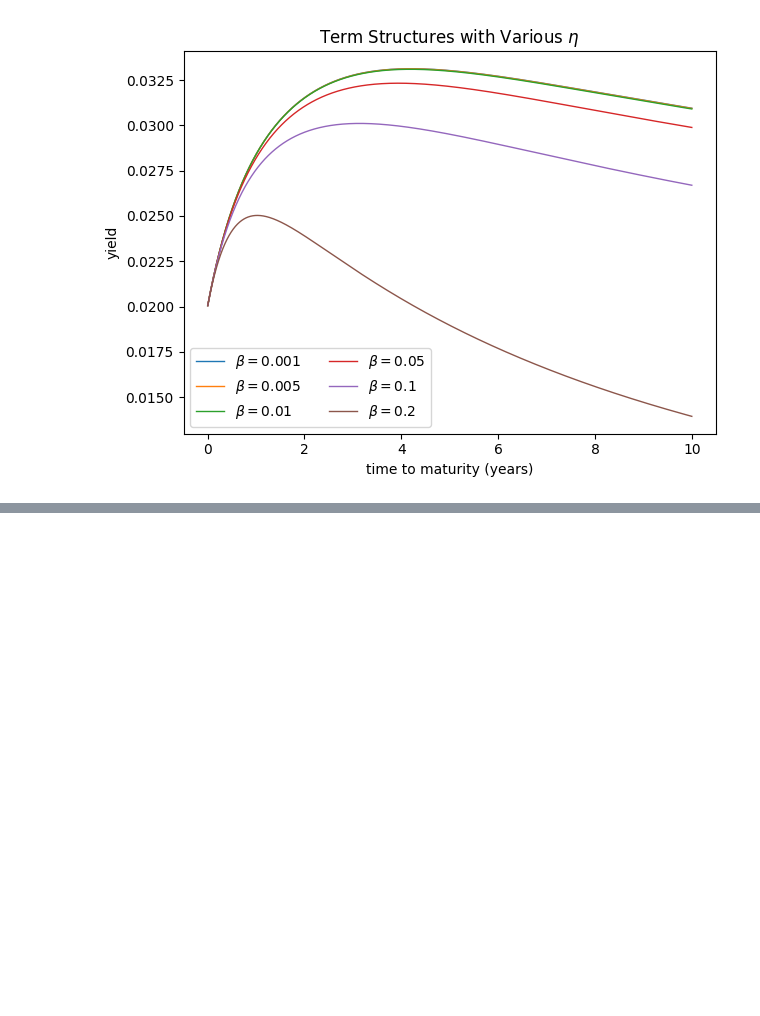
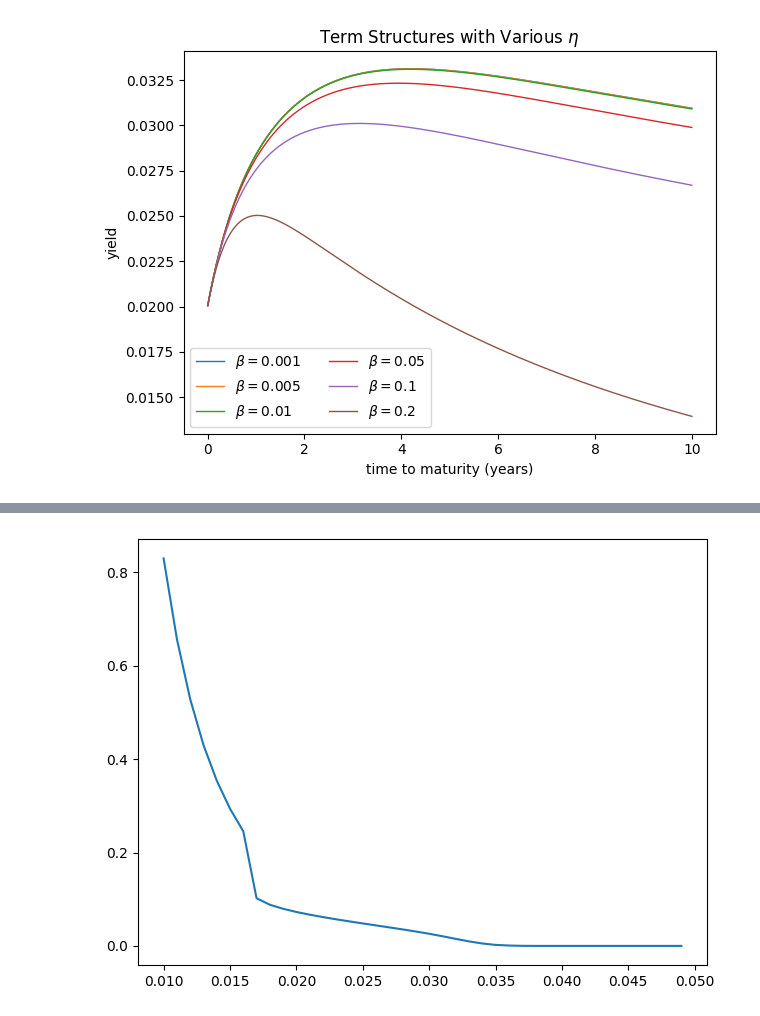
Before and after one commit to joshuakim314/MMF1928, a Jupyter notebook: Project 3/mmf1928_a3.ipynb, the cells around one changed output, grey strips where cells are left out. Drawn from its saved outputs; the diff is of its cells as text; code cells hidden in the pictures; blank space fills up the shorter version.

Commit message:
LSM implied vol

```diff
--- a/Project 3/mmf1928_a3.ipynb
+++ b/Project 3/mmf1928_a3.ipynb
@@ -206,0 +239,23 @@ fig.savefig("media/eta.png")
+# %%
+"""Q5 main run"""
+np.random.seed(1928)
+
+x = sim(x_0, alpha, sigma, 2520, 10, 1000)
+y = sim(y_0, beta, eta, 2520, 10, 1000)
+r = phi + x + y
+
+F = swap_rate(0, 3, 6, 0.25, x_0, y_0, 1/252, phi_func, alpha, beta, sigma, eta, a, b, lambda_)  # swaption strike rate
+strikes = np.arange(0.01, 0.05, 0.001)
+swaption_prices = [get_swaption_price(r, K, 3, 6, 0.25, x, y, 1/252, phi_func, alpha, beta, sigma, eta, a, b, lambda_) for K in strikes]
+black_vol = [implied_volatility(swaption_price, strike, (strike, strike, 0, 3, 6, 0.25, x_0, y_0, 1/252, phi_func, alpha, beta, sigma, eta, a, b, lambda_)) for swaption_price, strike in zip(swaption_prices, strikes)]
+
+fig, ax = plt.subplots()
+# ax.plot(strikes, swaption_prices, label="swaption price")
+ax.plot(strikes, black_vol, label="Black implied volatility")
+# ax.set(xlabel='strike interest rate', ylabel='swaption price')
+# ax.set_title(r"Swaption Prices for Varying Strike Rate $F \in [0.01, 0.05]$")
+# ax.legend()
+plt.tight_layout()
+plt.show()
+fig.savefig("media/swaption_price.png")
+# %% [output]
@@ -206,0 +263 @@ fig.savefig("media/eta.png")
+[figure, added]
```
Also changed, not shown: parts of 5 cells of this notebook, 1 other file.
